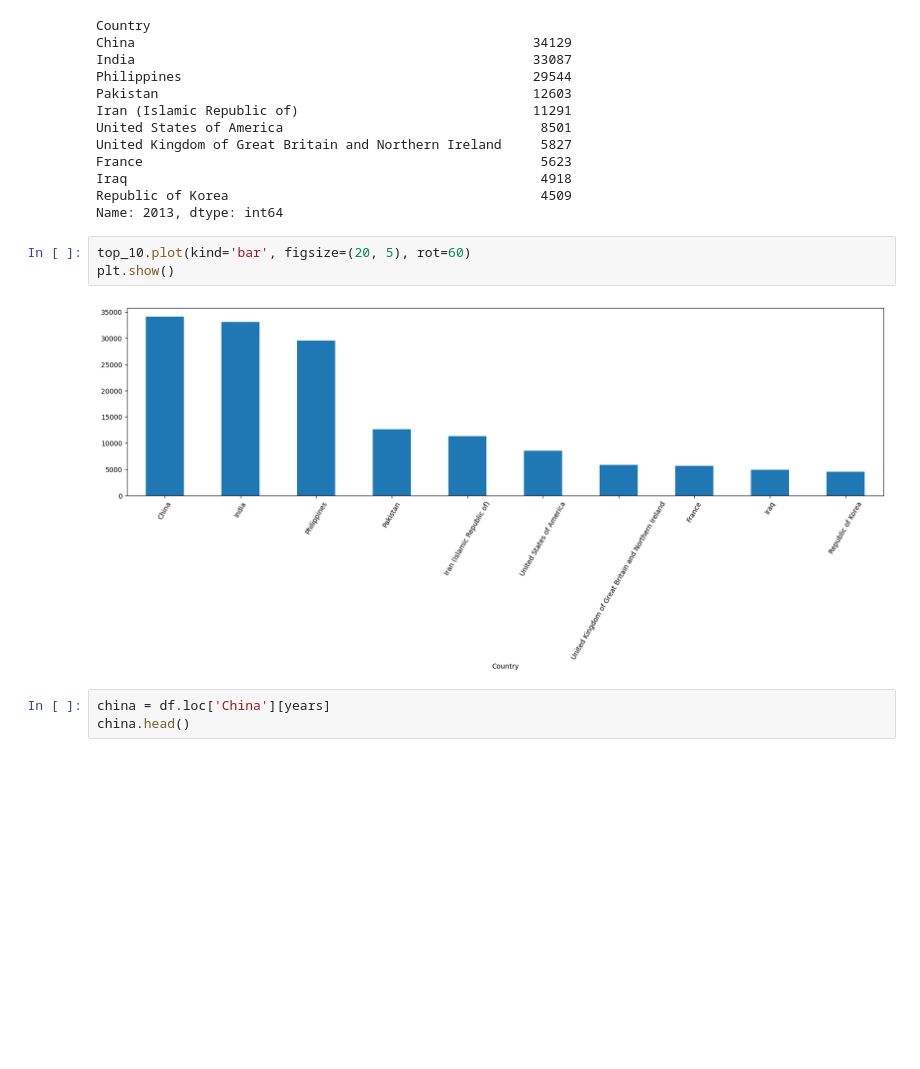
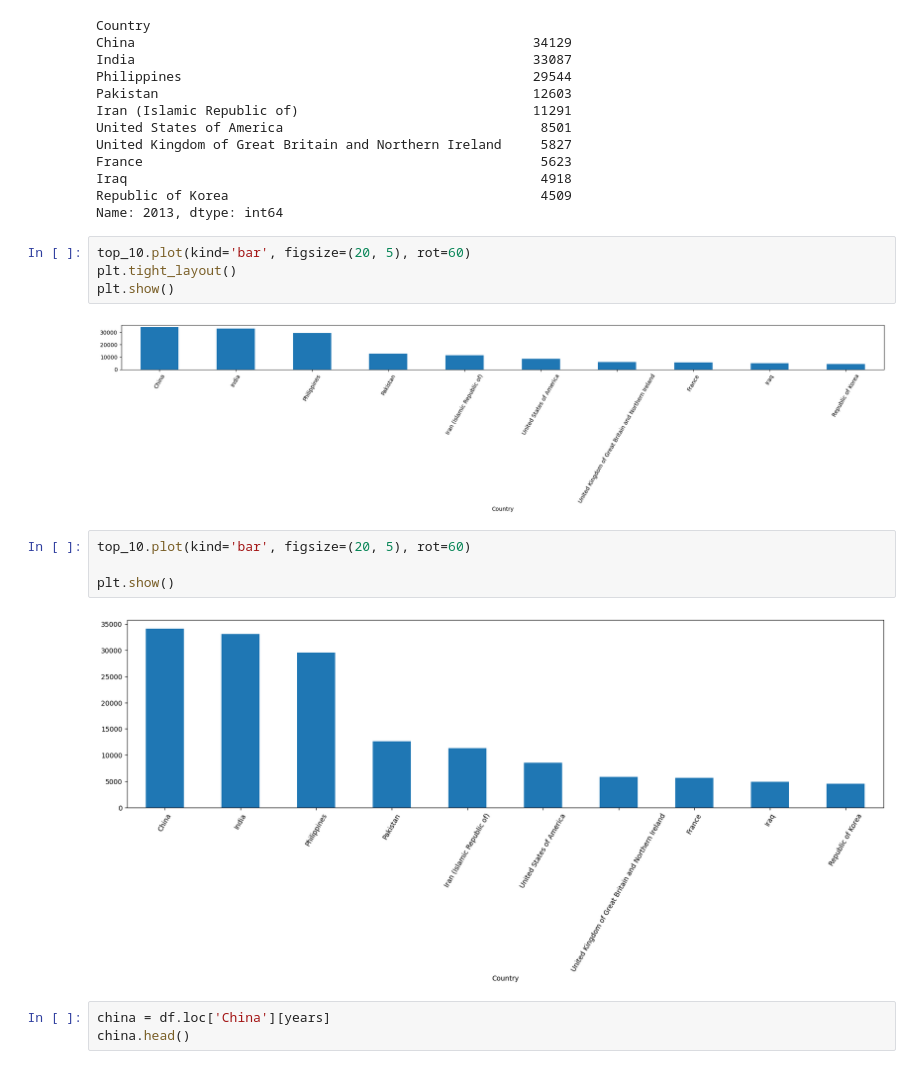
Before and after one commit to Skyblue9712/2025_repo_Data_Science, a Jupyter notebook: DataAnalytics1/data_visualization/matplotlib.ipynb, the cells around one changed output. Drawn from its saved outputs; the diff is of its cells as text; blank space fills up the shorter version.

```diff
--- a/DataAnalytics1/data_visualization/matplotlib.ipynb
+++ b/DataAnalytics1/data_visualization/matplotlib.ipynb
@@ -80,8 +105,15 @@ France                                                   5623
 Iraq                                                     4918
 Republic of Korea                                        4509
 Name: 2013, dtype: int64
+# %%
+top_10.plot(kind='bar', figsize=(20, 5), rot=60)
+plt.tight_layout()
+plt.show()
+# %% [output]
+[figure, added]
 # %%
 top_10.plot(kind='bar', figsize=(20, 5), rot=60)
+
 plt.show()
 # %% [output]
 [figure]
```
Also changed, not shown: parts of 1 cell of this notebook, 1 other file.
